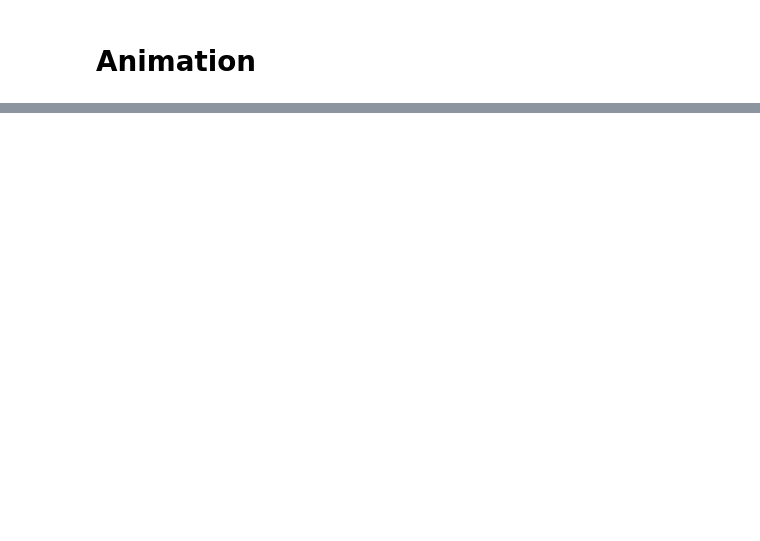
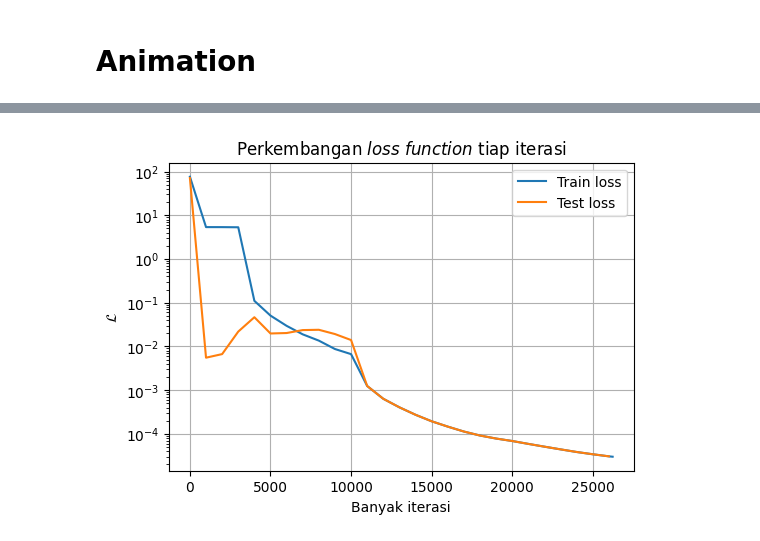
Before and after one commit to michaelalfarino/PINNheateq, a Jupyter notebook: 2dhs/2dhsvar2/2dhsvar2.ipynb, the cells around one changed output, grey strips where cells are left out. Cells and saved outputs as stored; diff of their text form; code cells hidden in the pictures; blank space fills up the shorter version.

```diff
--- a/2dhs/2dhsvar2/2dhsvar2.ipynb
+++ b/2dhs/2dhsvar2/2dhsvar2.ipynb
@@ -283,0 +335,22 @@ plt.savefig('loss.png', dpi=300)
+# %%
+# simpan plot loss history
+loss_train = np.sum(losshistory.loss_train, axis=1)
+loss_test = np.sum(losshistory.loss_test, axis=1)
+
+plt.figure(figsize=(6,4))
+plt.grid()
+plt.title("Perkembangan $loss$ $function$ tiap iterasi")
+plt.semilogy(losshistory.steps, loss_train, label="Train loss")
+plt.semilogy(losshistory.steps[:-1], loss_test[:-1], label="Test loss")
+for i in range(len(losshistory.metrics_test[0])):
+    plt.semilogy(
+        loss_history.steps,
+        np.array(loss_history.metrics_test)[:, i],
+        label="Test metric",
+    )
+plt.xlabel("Banyak iterasi")
+plt.ylabel("$\mathcal{L}$")
+plt.legend()
+plt.savefig('loss.png', dpi=300)
+# %% [output]
+[figure, added]
```
Also changed, not shown: parts of 22 cells of this notebook, 1 other file.
